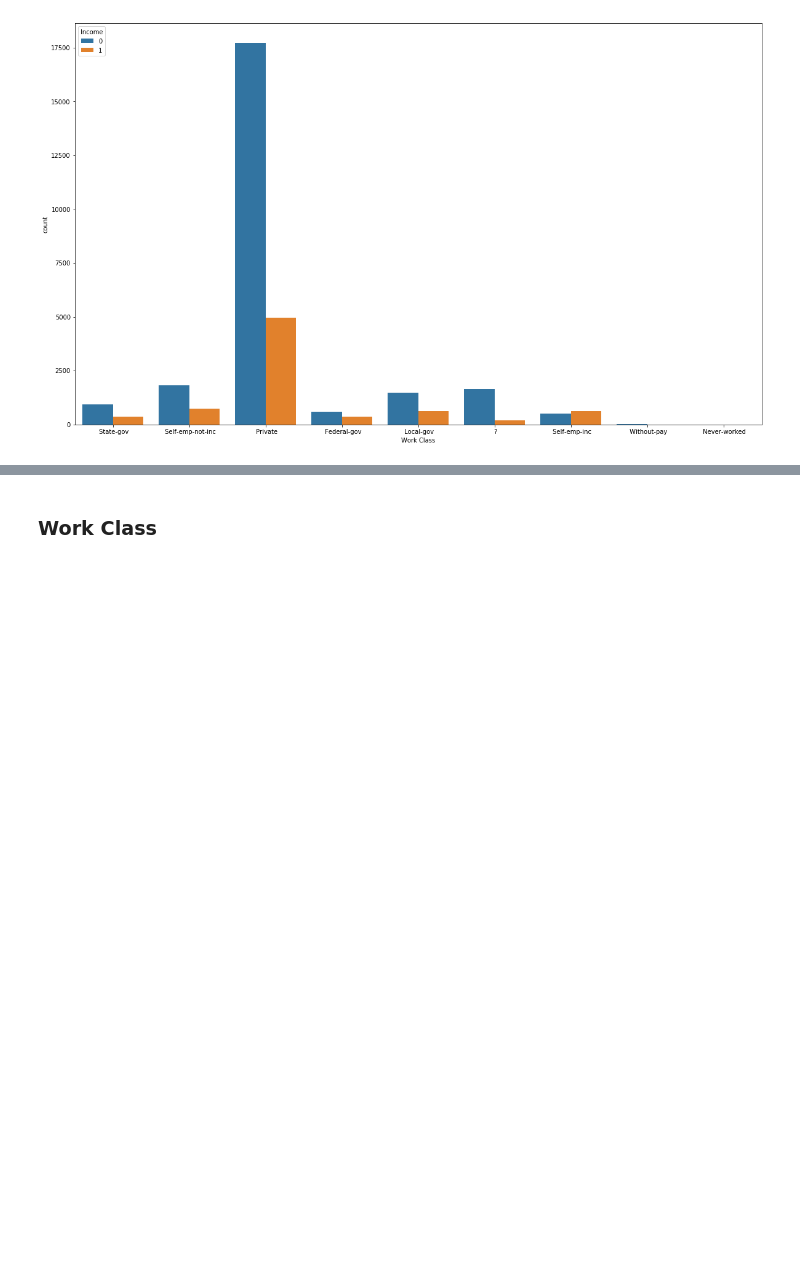
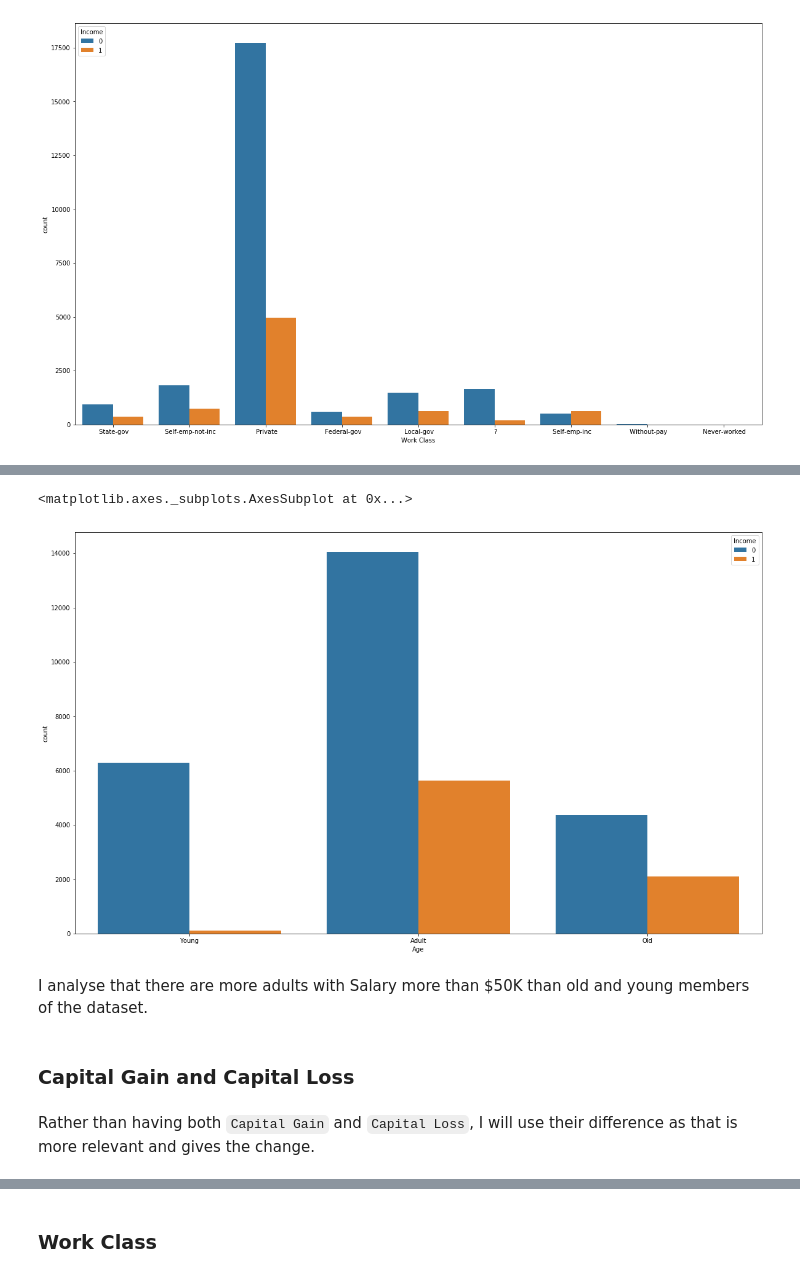
Before and after one commit to kb22/Income-Predictor, a Jupyter notebook: Income Predictor.ipynb, the cells around one changed output, grey strips where cells are left out. Saved outputs shown, nothing was run; the diff lists cells and outputs as text; code cells hidden in the pictures; blank space fills up the shorter version.

Commit message:
Column wise exploratory data analysis

```diff
--- a/Income Predictor.ipynb
+++ b/Income Predictor.ipynb
@@ -103,0 +111,13 @@ sns.countplot(x = 'Work Class', hue = 'Income', data = dataset)
+# %%
+dataset['Age'] = pd.cut(dataset['Age'], bins = [0, 25, 50, 100], labels = ['Young', 'Adult', 'Old'])
+# %%
+sns.countplot(x = 'Age', hue = 'Income', data = dataset)
+# %% [output]
+<matplotlib.axes._subplots.AxesSubplot at 0x...>
+[figure, added]
+# %% [markdown]
+I analyse that there are more adults with Salary more than $50K than old and young members of the dataset.
+# %% [markdown]
+### Capital Gain and Capital Loss
+# %% [markdown]
+Rather than having both `Capital Gain` and `Capital Loss`, I will use their difference as that is more relevant and gives the change.
```
Also changed, not shown: parts of 13 cells of this notebook, 1 other file.
